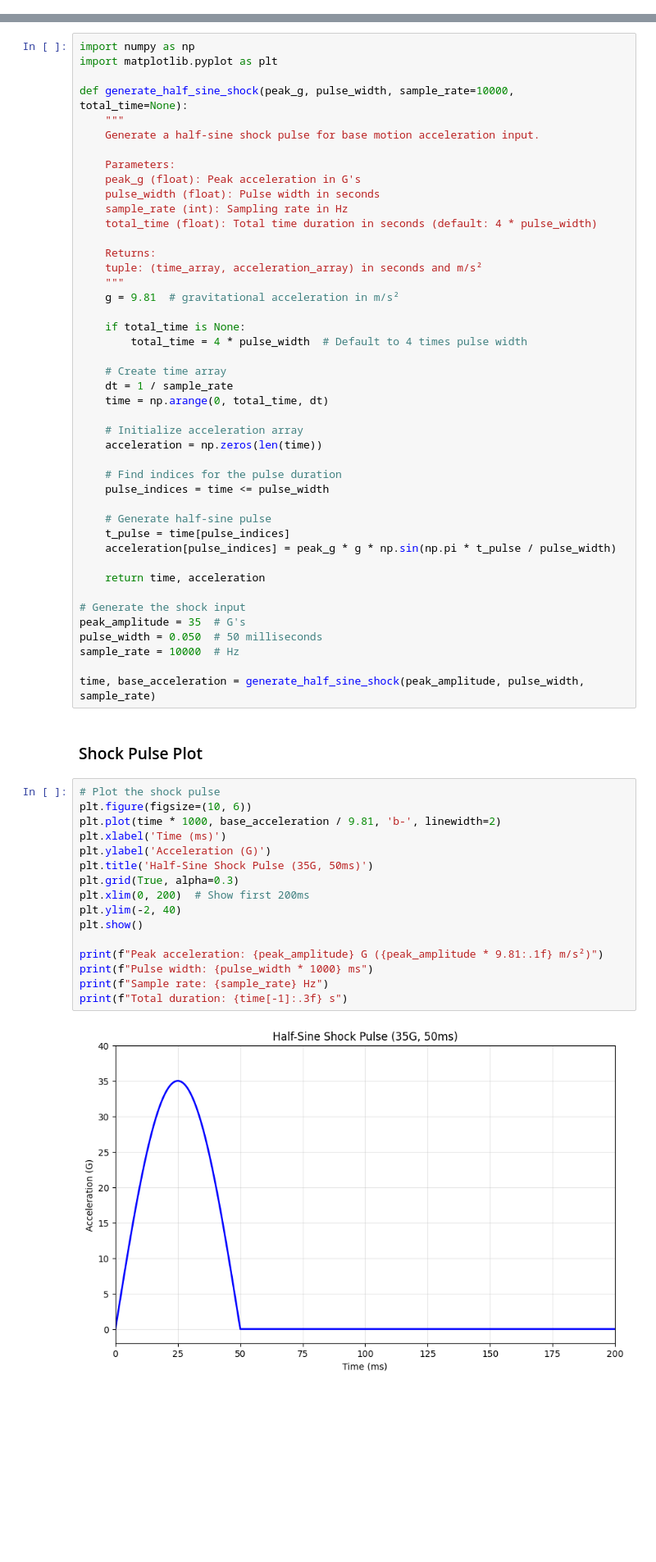
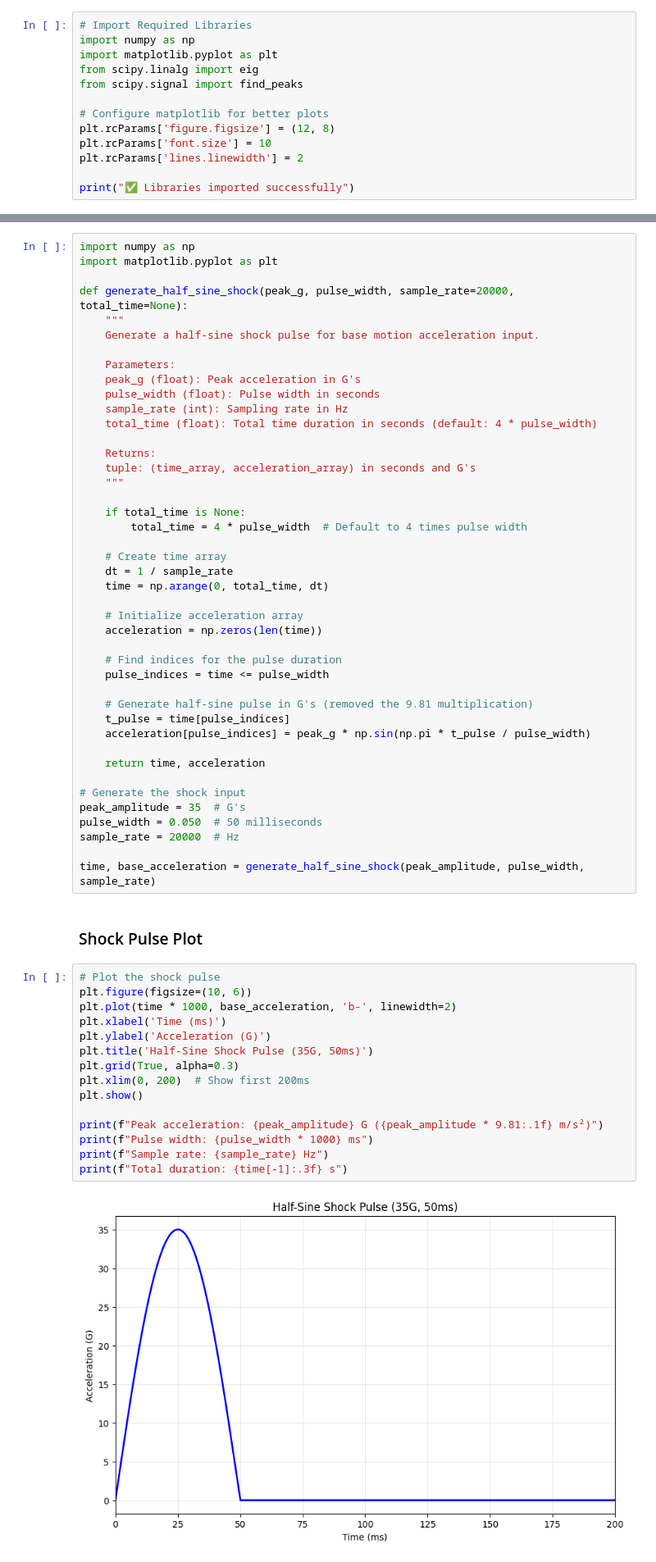
Before and after one commit to natecostello/python-test-repo, a Jupyter notebook: mdof_evaluation.ipynb, the cells around one changed output, grey strips where cells are left out. Shown at 82% size. Cells and saved outputs as stored; diff of their text form; blank space fills up the shorter version.

```diff
--- a/mdof_evaluation.ipynb
+++ b/mdof_evaluation.ipynb
@@ -2,0 +16,13 @@
+# %%
+# Import Required Libraries
+import numpy as np
+import matplotlib.pyplot as plt
+from scipy.linalg import eig
+from scipy.signal import find_peaks
+
+# Configure matplotlib for better plots
+plt.rcParams['figure.figsize'] = (12, 8)
+plt.rcParams['font.size'] = 10
+plt.rcParams['lines.linewidth'] = 2
+
+print("✅ Libraries imported successfully")
@@ -6,7 +636,7 @@
 import numpy as np
 import matplotlib.pyplot as plt
 
-def generate_half_sine_shock(peak_g, pulse_width, sample_rate=10000, total_time=None):
+def generate_half_sine_shock(peak_g, pulse_width, sample_rate=20000, total_time=None):
     """
     Generate a half-sine shock pulse for base motion acceleration input.
 
@@ -17,9 +647,8 @@ def generate_half_sine_shock(peak_g, pulse_width, sample_rate=10000, total_time=
     total_time (float): Total time duration in seconds (default: 4 * pulse_width)
 
     Returns:
-    tuple: (time_array, acceleration_array) in seconds and m/s²
+    tuple: (time_array, acceleration_array) in seconds and G's
     """
-    g = 9.81  # gravitational acceleration in m/s²
 
     if total_time is None:
         total_time = 4 * pulse_width  # Default to 4 times pulse width
@@ -34,16 +663,16 @@ def generate_half_sine_shock(peak_g, pulse_width, sample_rate=10000, total_time=
     # Find indices for the pulse duration
     pulse_indices = time <= pulse_width
 
-    # Generate half-sine pulse
+    # Generate half-sine pulse in G's (removed the 9.81 multiplication)
     t_pulse = time[pulse_indices]
-    acceleration[pulse_indices] = peak_g * g * np.sin(np.pi * t_pulse / pulse_width)
+    acceleration[pulse_indices] = peak_g * np.sin(np.pi * t_pulse / pulse_width)
 
     return time, acceleration
 
 # Generate the shock input
 peak_amplitude = 35  # G's
 pulse_width = 0.050  # 50 milliseconds
-sample_rate = 10000  # Hz
+sample_rate = 20000  # Hz
 
 time, base_acceleration = generate_half_sine_shock(peak_amplitude, pulse_width, sample_rate)
 # %% [markdown]
@@ -51,20 +680,19 @@ time, base_acceleration = generate_half_sine_shock(peak_amplitude, pulse_width,
 # %%
 # Plot the shock pulse
 plt.figure(figsize=(10, 6))
-plt.plot(time * 1000, base_acceleration / 9.81, 'b-', linewidth=2)
+plt.plot(time * 1000, base_acceleration, 'b-', linewidth=2)
 plt.xlabel('Time (ms)')
 plt.ylabel('Acceleration (G)')
 plt.title('Half-Sine Shock Pulse (35G, 50ms)')
 plt.grid(True, alpha=0.3)
 plt.xlim(0, 200)  # Show first 200ms
-plt.ylim(-2, 40)
 plt.show()
 
 print(f"Peak acceleration: {peak_amplitude} G ({peak_amplitude * 9.81:.1f} m/s²)")
 print(f"Pulse width: {pulse_width * 1000} ms")
 print(f"Sample rate: {sample_rate} Hz")
 print(f"Total duration: {time[-1]:.3f} s")
 # %% [output]
-[figure, old version]
+[figure, new version]
 Peak acceleration: 35 G (343.4 m/s²)
 Pulse width: 50.0 ms
```
Also changed, not shown: parts of 59 cells of this notebook, 1 other file.
